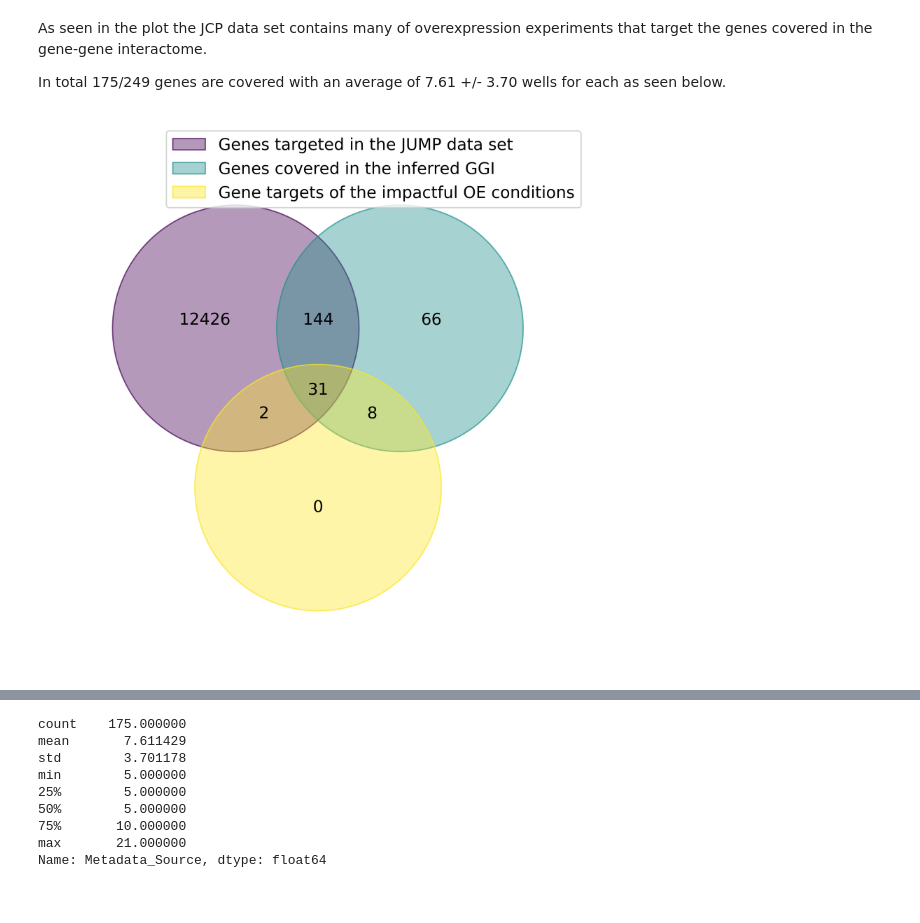
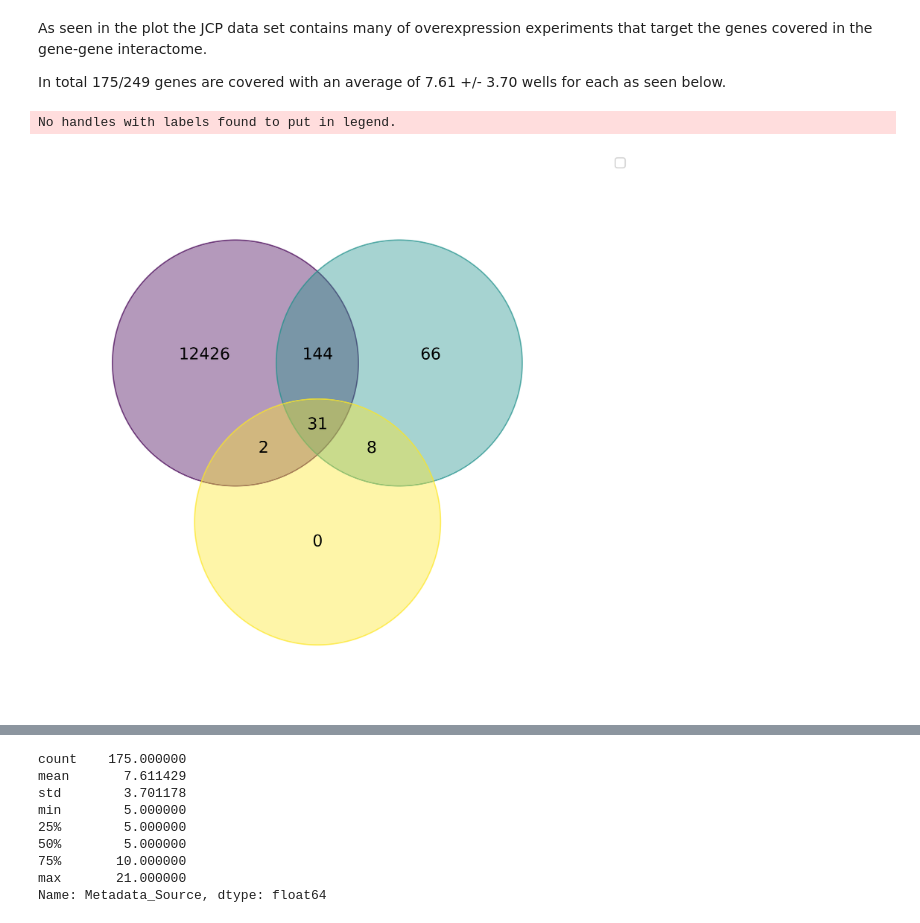
Before and after one commit to uhlerlab/image2reg, a Jupyter notebook: notebooks/jump/eda/data_extraction.ipynb, the cells around one changed output, grey strips where cells are left out. Saved outputs shown, nothing was run; the diff lists cells and outputs as text; code cells hidden in the pictures.

```diff
--- a/notebooks/jump/eda/data_extraction.ipynb
+++ b/notebooks/jump/eda/data_extraction.ipynb
@@ -141,13 +139,14 @@ def quant_normalize(img, qs):
 ## 1. Read in data
 # %%
 gene_ia_embs = pd.read_csv(
-    "../../../../data/experiments/rohban/interactome/cluster_infos/all_gene_embeddings_clusters.csv", index_col=0
+    "../../../data/experiments/rohban/interactome/cluster_infos/all_gene_embeddings_clusters.csv",
+    index_col=0,
 )
 gene_ia_set = set(gene_ia_embs.gene)
 specific_targets = (
     set(
         pd.read_csv(
-            "../../../../data/experiments/image_embeddings/rohban/specificity_target_emb_cv_strat/final_1024/fold_0/train_cmatrix.csv",
+            "../../../data/experiments/rohban/images/embeddings/four_fold_cv/fold_0/train_cmatrix.csv",
             index_col=0,
         ).index
     )
@@ -163,9 +162,9 @@ rohban_md = pd.read_csv(
 # %% [output]
 [interactive output not drawn]
 # %%
-well_data = pd.read_csv("../../../../data/resources/images/jump/metadata/well.csv")
-orf_data = pd.read_csv("../../../../data/resources/images/jump/metadata/orf.csv")
-plate_data = pd.read_csv("../../../../data/resources/images/jump/metadata/plate.csv")
+well_data = pd.read_csv("../../../data/resources/images/jump/metadata/well.csv")
+orf_data = pd.read_csv("../../../data/resources/images/jump/metadata/orf.csv")
+plate_data = pd.read_csv("../../../data/resources/images/jump/metadata/plate.csv")
 # %% [output]
 [interactive output not drawn]
 # %% [markdown]
@@ -229,15 +228,19 @@ In total 175/249 genes are covered with an average of 7.61 +/- 3.70 wells for ea
 # %%
 jcp_gene_list = set(all_orf_data.Metadata_Symbol)
 ax = venn(
     {
-        "Genes targeted in the JUMP data set": jcp_gene_list,
+        "Genes targeted in the JUMP-CP data set": jcp_gene_list,
         "Genes covered in the inferred GGI ": gene_ia_set,
         "Gene targets of the impactful OE conditions": specific_targets,
     },
+    legend_loc="best",
+    # figsize=[12, 12],
 )
+ax.legend(bbox_to_anchor=(1.05, 1), loc="upper left", borderaxespad=0)
 plt.show()
 # %% [output]
+No handles with labels found to put in legend.
-[figure, old version]
+[figure, new version]
 [interactive output not drawn]
 # %%
 all_orf_data.loc[all_orf_data.Metadata_Symbol.isin(gene_ia_set)].groupby(
```
Also changed, not shown: parts of 3 cells of this notebook, 4 other files.
